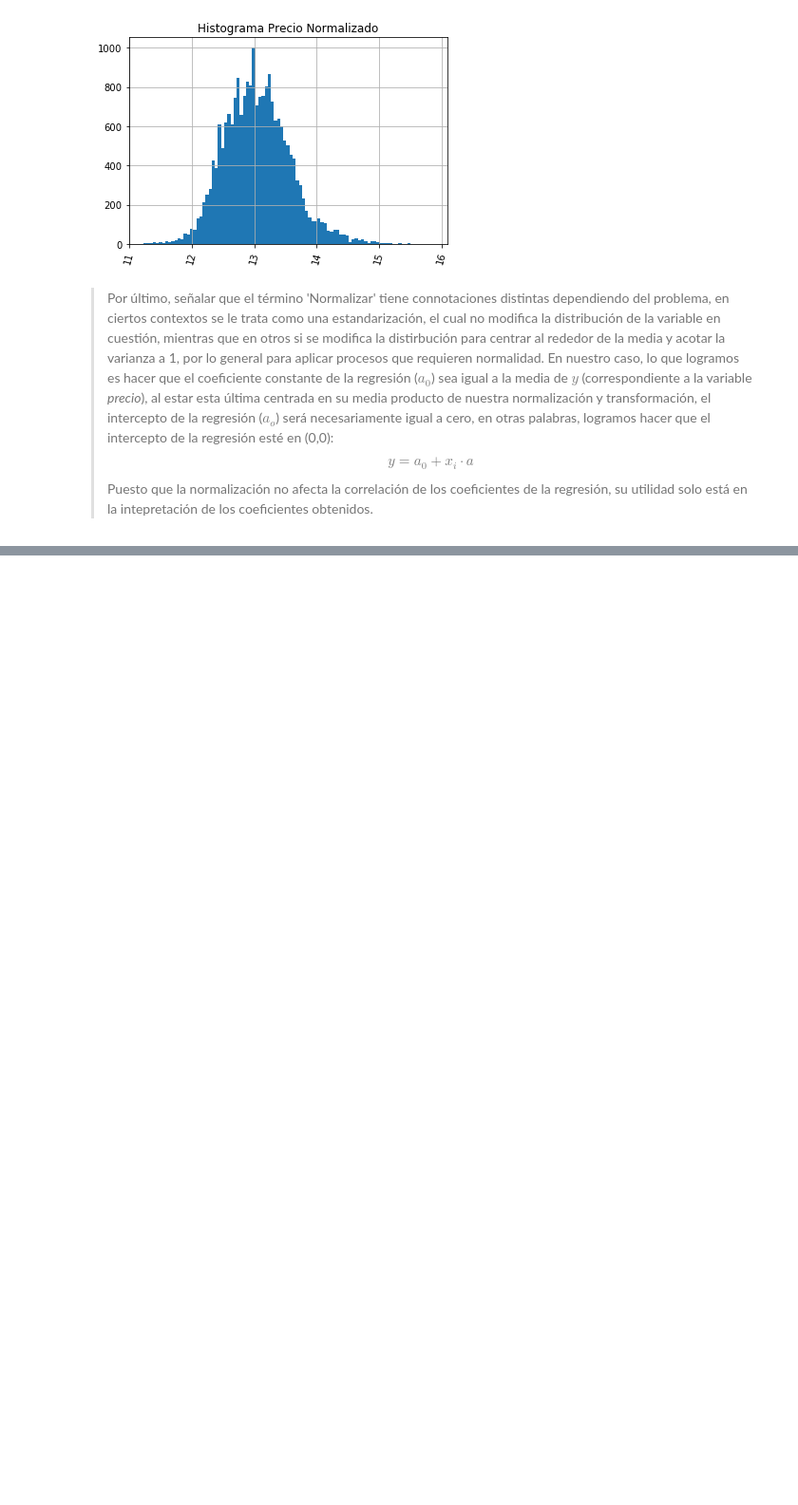
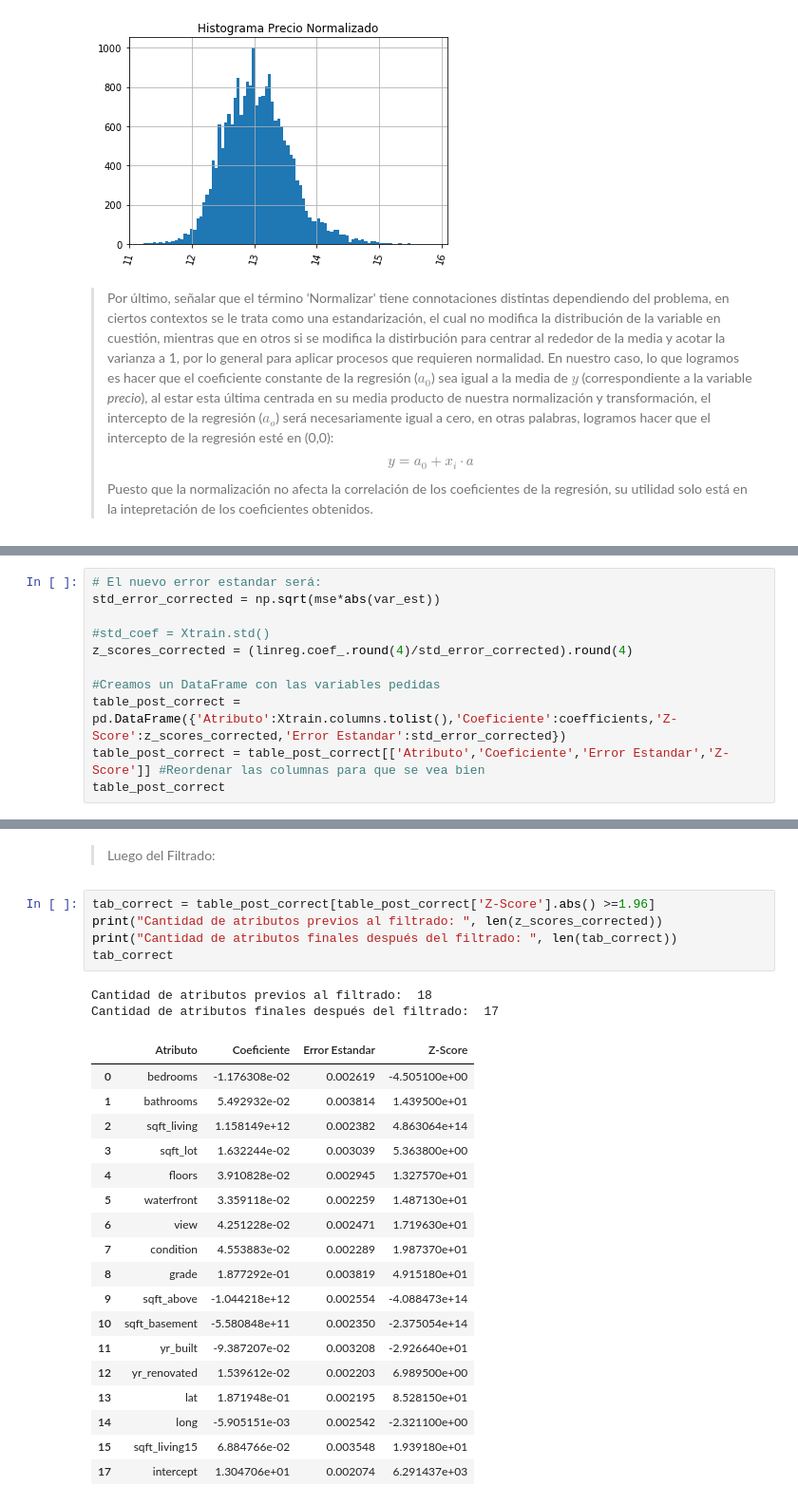
Before and after one commit to TattooeDeer/Tarea-1-ML, a Jupyter notebook: Tarea 1 ML.ipynb, the cells around one changed output, grey strips where cells are left out. Shown at 95% size. Saved outputs shown, nothing was run; the diff lists cells and outputs as text; blank space fills up the shorter version.

```diff
--- a/Tarea 1 ML.ipynb
+++ b/Tarea 1 ML.ipynb
@@ -123,0 +290,11 @@ Puesto que la normalización no afecta la correlación de los coeficientes de la
+# %%
+# El nuevo error estandar será:
+std_error_corrected = np.sqrt(mse*abs(var_est))
+
+#std_coef = Xtrain.std()
+z_scores_corrected = (linreg.coef_.round(4)/std_error_corrected).round(4)
+
+#Creamos un DataFrame con las variables pedidas
+table_post_correct = pd.DataFrame({'Atributo':Xtrain.columns.tolist(),'Coeficiente':coefficients,'Z-Score':z_scores_corrected,'Error Estandar':std_error_corrected})
+table_post_correct = table_post_correct[['Atributo','Coeficiente','Error Estandar','Z-Score']] #Reordenar las columnas para que se vea bien
+table_post_correct
@@ -123,0 +319,28 @@ Puesto que la normalización no afecta la correlación de los coeficientes de la
+# %% [markdown]
+> Luego del Filtrado:
+# %%
+tab_correct = table_post_correct[table_post_correct['Z-Score'].abs() >=1.96]
+print("Cantidad de atributos previos al filtrado: ", len(z_scores_corrected))
+print("Cantidad de atributos finales después del filtrado: ", len(tab_correct))
+tab_correct
+# %% [output]
+Cantidad de atributos previos al filtrado:  18
+Cantidad de atributos finales después del filtrado:  17
+|  | Atributo | Coeficiente | Error Estandar | Z-Score |
+| 0 | bedrooms | -1.176308e-02 | 0.002619 | -4.505100e+00 |
+| 1 | bathrooms | 5.492932e-02 | 0.003814 | 1.439500e+01 |
+| 2 | sqft_living | 1.158149e+12 | 0.002382 | 4.863064e+14 |
+| 3 | sqft_lot | 1.632244e-02 | 0.003039 | 5.363800e+00 |
+| 4 | floors | 3.910828e-02 | 0.002945 | 1.327570e+01 |
+| 5 | waterfront | 3.359118e-02 | 0.002259 | 1.487130e+01 |
+| 6 | view | 4.251228e-02 | 0.002471 | 1.719630e+01 |
+| 7 | condition | 4.553883e-02 | 0.002289 | 1.987370e+01 |
+| 8 | grade | 1.877292e-01 | 0.003819 | 4.915180e+01 |
+| 9 | sqft_above | -1.044218e+12 | 0.002554 | -4.088473e+14 |
+| 10 | sqft_basement | -5.580848e+11 | 0.002350 | -2.375054e+14 |
+| 11 | yr_built | -9.387207e-02 | 0.003208 | -2.926640e+01 |
+| 12 | yr_renovated | 1.539612e-02 | 0.002203 | 6.989500e+00 |
+| 13 | lat | 1.871948e-01 | 0.002195 | 8.528150e+01 |
+| 14 | long | -5.905151e-03 | 0.002542 | -2.321100e+00 |
+| 15 | sqft_living15 | 6.884766e-02 | 0.003548 | 1.939180e+01 |
+| 17 | intercept | 1.304706e+01 | 0.002074 | 6.291437e+03 |
```
Also changed, not shown: parts of 23 cells of this notebook.
